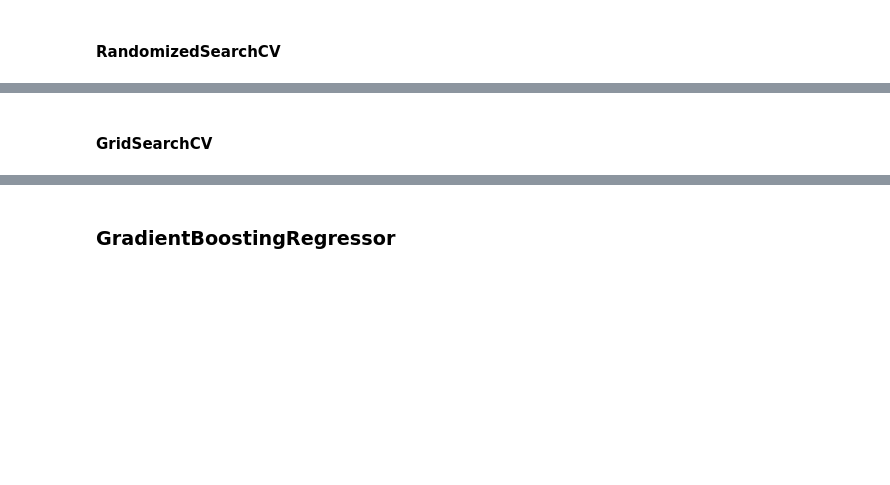
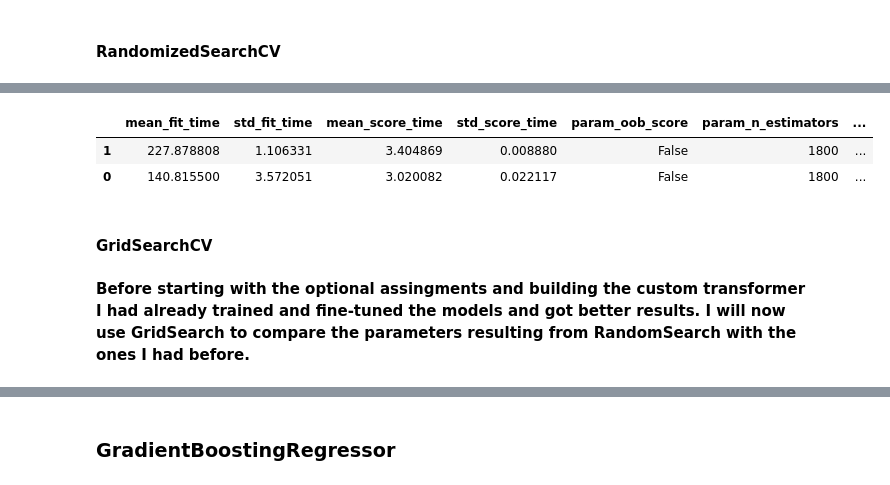
Before and after one commit to mikongame/California-Housing-Prices-Machine-Learning-Test-for-E-sports-Trading-SL, a Jupyter notebook: test_ml.ipynb, the cells around one changed output, grey strips where cells are left out. Drawn from its saved outputs; the diff is of its cells as text; code cells hidden in the pictures; blank space fills up the shorter version.

```diff
--- a/test_ml.ipynb
+++ b/test_ml.ipynb
@@ -296,6 +300,8 @@ Using [Scikit-learn](https://scikit-learn.org/stable/) build a pipeline for data
 - Feature scaling
 # %% [markdown]
 ### Building the pipeline
+# %%
+housing_df_newfeat = housing_df.copy()
 # %%
 X = housing_df_newfeat.drop(['median_house_value'], axis=1)
 y = housing_df_newfeat['median_house_value']
@@ -302,2 +310,20 @@ y = housing_df_newfeat['median_house_value']
+# %%
+rooms_ix,bedrooms_ix,population_ix,household_ix=3,4,5,6
+
+class new_features(BaseEstimator, TransformerMixin):
+    def __init__(self, add_rooms_per_bedroom = True):
+        self.add_rooms_per_bedroom = add_rooms_per_bedroom
+    def fit(self, X, y=None):
+        return self
+    def transform(self, X):
+        rooms_per_household=X[:,rooms_ix]/X[:,household_ix]
+        rooms_per_population=X[:,rooms_ix]/X[:,population_ix]
+        bedrooms_per_population=X[:,bedrooms_ix]/X[:,population_ix]
+        rooms_per_bedroom = X[:, rooms_ix] / X[:, bedrooms_ix]
+        if self.add_rooms_per_bedroom:
+            rooms_per_bedroom = X[:, rooms_ix] / X[:, bedrooms_ix]
+            return np.c_[X, rooms_per_household, rooms_per_population, bedrooms_per_population, rooms_per_bedroom]
+        else:
+            return np.c_[X, rooms_per_household, rooms_per_population, bedrooms_per_population, rooms_per_bedroom]
 # %%
 numeric_features = ['longitude', 'latitude', 'housing_median_age', 'total_rooms', 'total_bedrooms', 'population',
@@ -522,9 +572,15 @@ print(randomized.best_params_)
 # %%
 randomized_BR = pd.DataFrame(randomized.cv_results_)
 randomized_BR.to_csv('data/output_csv/randomized_BR.csv')
-randomized_BR.sort_values(by='rank_test_score', axis=0).head()
+randomized_BR.sort_values(by='rank_test_score', axis=0).head(2)
+# %% [output]
+|  | mean_fit_time | std_fit_time | mean_score_time | std_score_time | param_oob_score | param_n_estimators | ... |
+| 1 | 227.878808 | 1.106331 | 3.404869 | 0.008880 | False | 1800 | ... |
+| 0 | 140.815500 | 3.572051 | 3.020082 | 0.022117 | False | 1800 | ... |
 # %% [markdown]
 #### GridSearchCV
+# %% [markdown]
+**Before starting  with the optional assingments and building the custom transformer I had already trained and fine-tuned the models and got better results. I will now use GridSearch to compare the parameters resulting from RandomSearch with the ones I had before.**
 # %%
 bagging = BaggingRegressor(random_state = 42)
 
```
Also changed, not shown: parts of 60 cells of this notebook, 1 other file.
